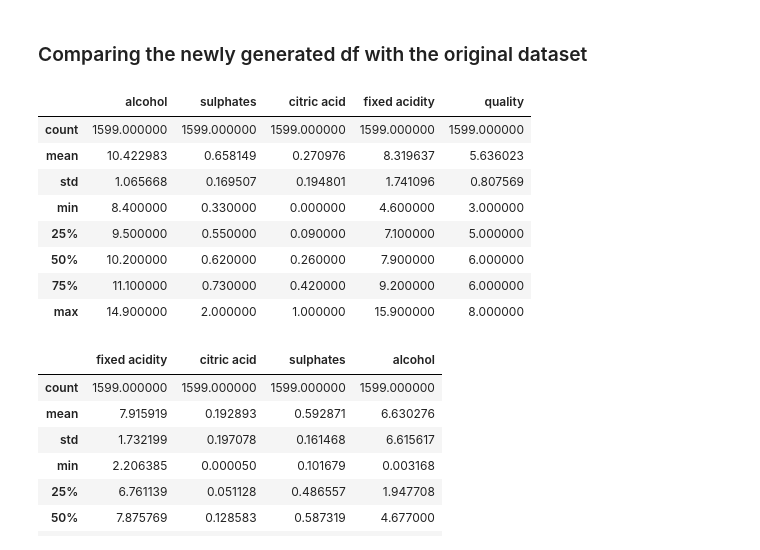
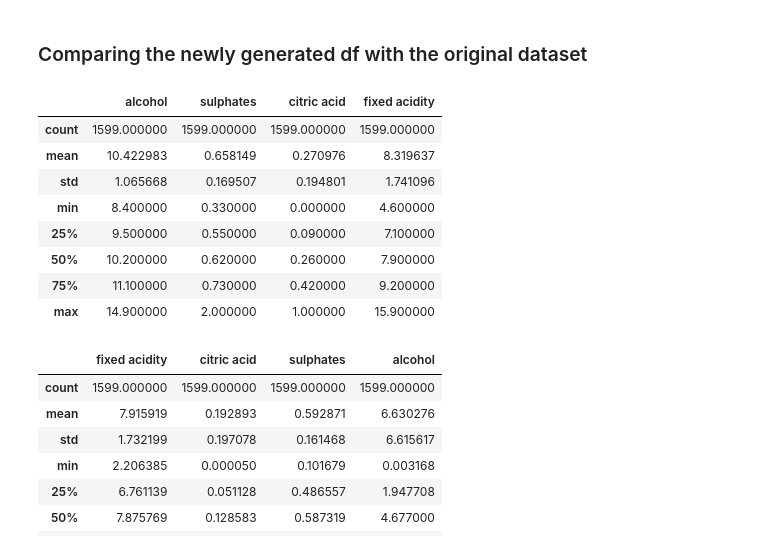
Before and after one commit to LaisColetta/PdDA_Assignment, a Jupyter notebook: PdDA_Assignment.ipynb, the cells around one changed output. Cells and saved outputs as stored; diff of their text form; code cells hidden in the pictures.

```diff
--- a/PdDA_Assignment.ipynb
+++ b/PdDA_Assignment.ipynb
@@ -537,17 +570,17 @@ sample_df = pd.DataFrame({'fixed acidity': fixed_acidity_random,
 # %% [markdown]
 ### Comparing the newly generated df with the original dataset
 # %%
-df[['alcohol','sulphates','citric acid','fixed acidity','quality']].describe()
+df[['alcohol','sulphates','citric acid','fixed acidity']].describe()
 # %% [output]
-|  | alcohol | sulphates | citric acid | fixed acidity | quality |
-| count | 1599.000000 | 1599.000000 | 1599.000000 | 1599.000000 | 1599.000000 |
-| mean | 10.422983 | 0.658149 | 0.270976 | 8.319637 | 5.636023 |
-| std | 1.065668 | 0.169507 | 0.194801 | 1.741096 | 0.807569 |
-| min | 8.400000 | 0.330000 | 0.000000 | 4.600000 | 3.000000 |
-| 25% | 9.500000 | 0.550000 | 0.090000 | 7.100000 | 5.000000 |
-| 50% | 10.200000 | 0.620000 | 0.260000 | 7.900000 | 6.000000 |
-| 75% | 11.100000 | 0.730000 | 0.420000 | 9.200000 | 6.000000 |
-| max | 14.900000 | 2.000000 | 1.000000 | 15.900000 | 8.000000 |
+|  | alcohol | sulphates | citric acid | fixed acidity |
+| count | 1599.000000 | 1599.000000 | 1599.000000 | 1599.000000 |
+| mean | 10.422983 | 0.658149 | 0.270976 | 8.319637 |
+| std | 1.065668 | 0.169507 | 0.194801 | 1.741096 |
+| min | 8.400000 | 0.330000 | 0.000000 | 4.600000 |
+| 25% | 9.500000 | 0.550000 | 0.090000 | 7.100000 |
+| 50% | 10.200000 | 0.620000 | 0.260000 | 7.900000 |
+| 75% | 11.100000 | 0.730000 | 0.420000 | 9.200000 |
+| max | 14.900000 | 2.000000 | 1.000000 | 15.900000 |
 # %%
 sample_df.describe()
 # %% [output]
```
Also changed, not shown: parts of 33 cells of this notebook.
